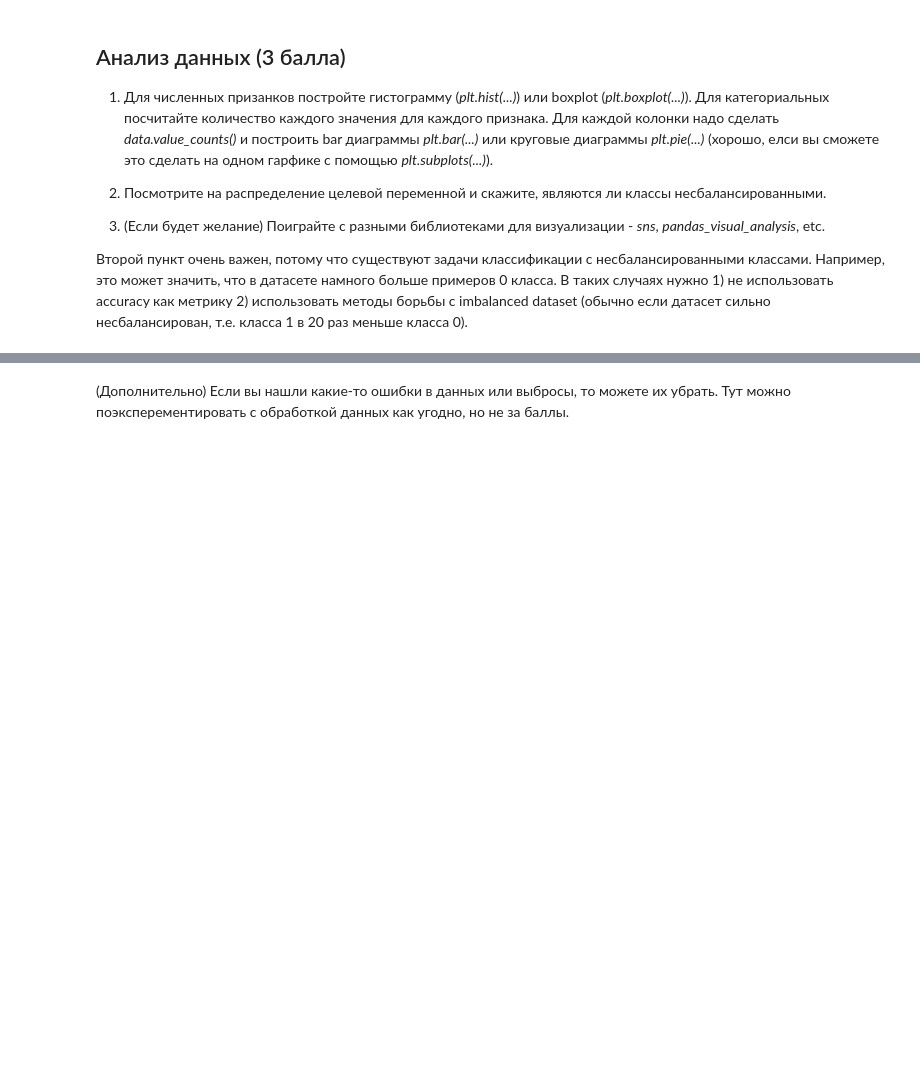
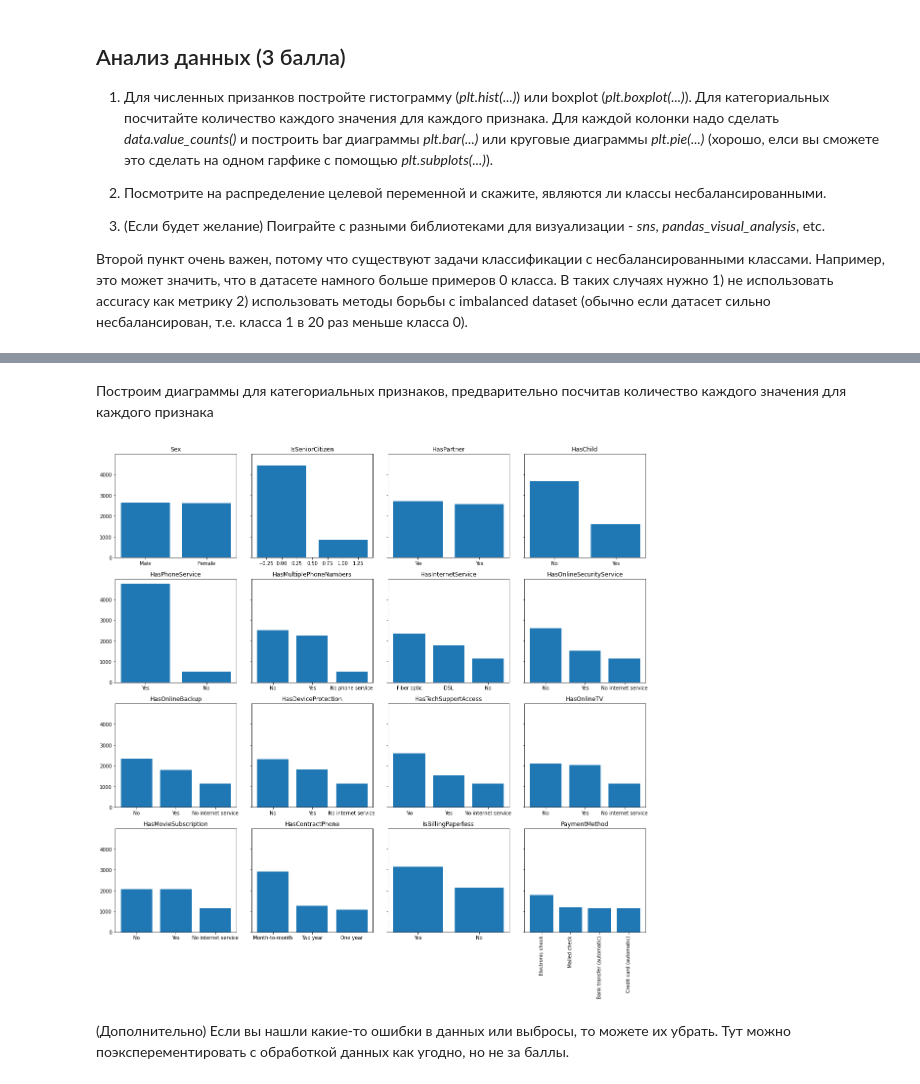
Before and after one commit to Grelodya/DLS, a Jupyter notebook: baseline.ipynb, the cells around one changed output, grey strips where cells are left out. Cells and saved outputs as stored; diff of their text form; code cells hidden in the pictures; blank space fills up the shorter version.

```diff
--- a/baseline.ipynb
+++ b/baseline.ipynb
@@ -114,3 +287,19 @@ target_col = 'Churn'
+# %% [markdown]
+Построим диаграммы для категориальных признаков, предварительно посчитав количество каждого значения для каждого признака
+# %%
+fig, axes = plt.subplots(4, 4, figsize=(16, 16), sharey=True)
+axes = axes.flatten() #метод, превращающий axes в одномерный массив, по которому легко итерировать
+i = 0
+for i in range(len(cat_cols)):
+    x = data[cat_cols[i]].value_counts().index.tolist()
+    y = data[cat_cols[i]].value_counts()
+    axes[i].set_title(cat_cols[i])
+    axes[i].bar(x, y)
+plt.xticks(x, rotation='vertical') #делаем подписи вертикальными, чтобы они не наезжали друг на друга в последнем графике
+plt.tight_layout() #метод, который не даёт графикам наежать друг на друга
+plt.show()
+# %% [output]
+[figure, added]
 # %% [markdown]
 (Дополнительно) Если вы нашли какие-то ошибки в данных или выбросы, то можете их убрать. Тут можно поэксперементировать с обработкой данных как угодно, но не за баллы.
 # %%
```
Also changed, not shown: parts of 24 cells of this notebook.
